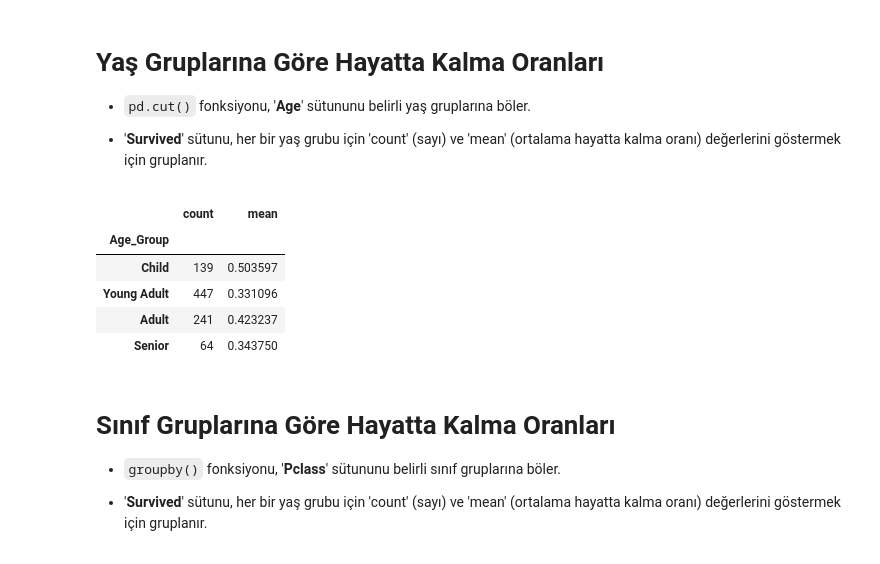
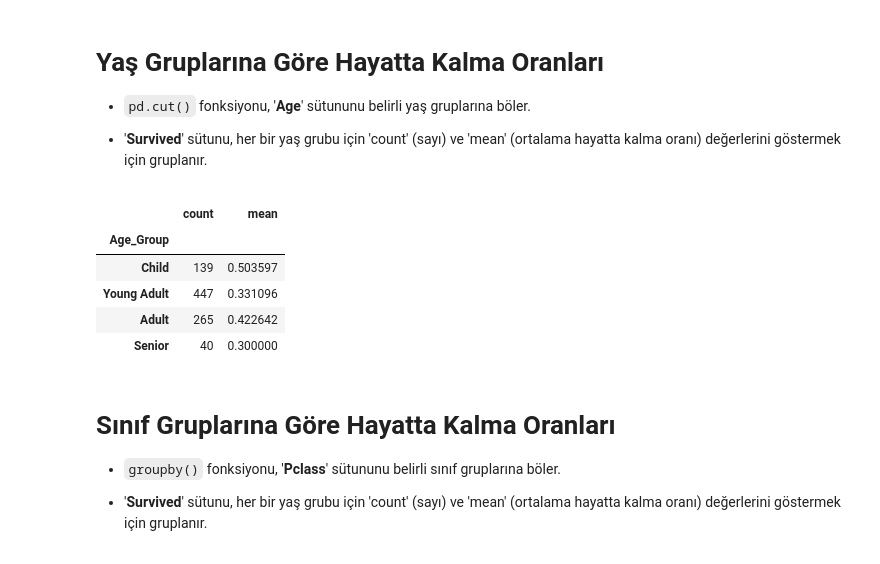
Before and after one commit to EmincanY/akdeniz-uni, a Jupyter notebook: Veri Bilimi - Giris/veri_bilimi_giris_2.ipynb, the cells around one changed output. Saved outputs shown, nothing was run; the diff lists cells and outputs as text; code cells hidden in the pictures.

```diff
--- a/Veri Bilimi - Giris/veri_bilimi_giris_2.ipynb
+++ b/Veri Bilimi - Giris/veri_bilimi_giris_2.ipynb
@@ -35,6 +35,9 @@ import seaborn as sns
 
 import warnings
 warnings.simplefilter('ignore')
+
+pd.set_option('display.max_columns', 100)
+pd.set_option('display.max_rows', 100)
 # %% [markdown]
 # **Veriyi Okutma**
 
@@ -46,7 +49,9 @@ warnings.simplefilter('ignore')
 - **read_sql**: SQL veritabanlarından sorgularla veri çeker ve bunları DataFrame'e dönüştürür.
 - **read_html**: HTML sayfalarından tabloları okur ve bunları DataFrame'e dönüştürür.
 # %%
-df = pd.read_csv('titanic.csv')
+data = pd.read_csv('titanic.csv')
+
+df = data.copy()
 df.head()
 # %% [output]
 |  | PassengerId | Survived | Pclass | Name | Sex | Age | SibSp | Parch | Ticket | Fare | ... |
@@ -164,15 +188,15 @@ Numerical but Categorical:  ['Survived', 'Pclass', 'SibSp', 'Parch']
 
 - '**Survived**' sütunu, her bir yaş grubu için 'count' (sayı) ve 'mean' (ortalama hayatta kalma oranı) değerlerini göstermek için gruplanır.
 # %%
-df['Age_Group'] = pd.cut(df['Age'], bins=[0, 18, 30, 50, df['Age'].max()], labels=['Child', 'Young Adult', 'Adult', 'Senior'])
+df['Age_Group'] = pd.cut(df['Age'], bins=[0, 18, 30, 55, df['Age'].max()], labels=['Child', 'Young Adult', 'Adult', 'Senior'])
 df.groupby('Age_Group')['Survived'].agg(['count', 'mean'])
 # %% [output]
 |  | count | mean |
 | Age_Group |  |  |
 | Child | 139 | 0.503597 |
 | Young Adult | 447 | 0.331096 |
-| Adult | 241 | 0.423237 |
-| Senior | 64 | 0.343750 |
+| Adult | 265 | 0.422642 |
+| Senior | 40 | 0.300000 |
 # %% [markdown]
 # **Sınıf Gruplarına Göre Hayatta Kalma Oranları**
 
```
Also changed, not shown: parts of 7 cells of this notebook.
